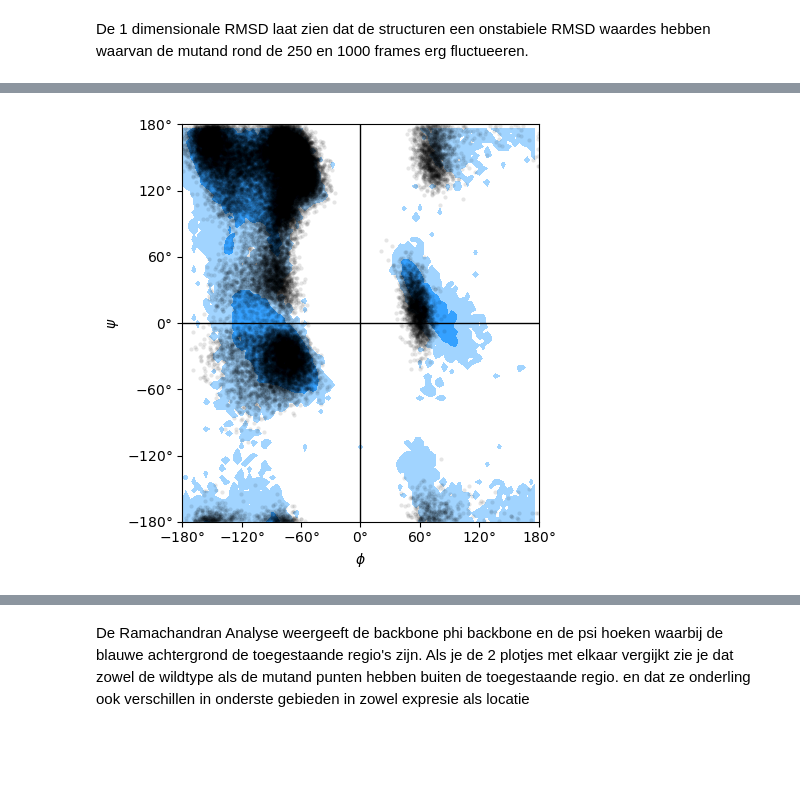
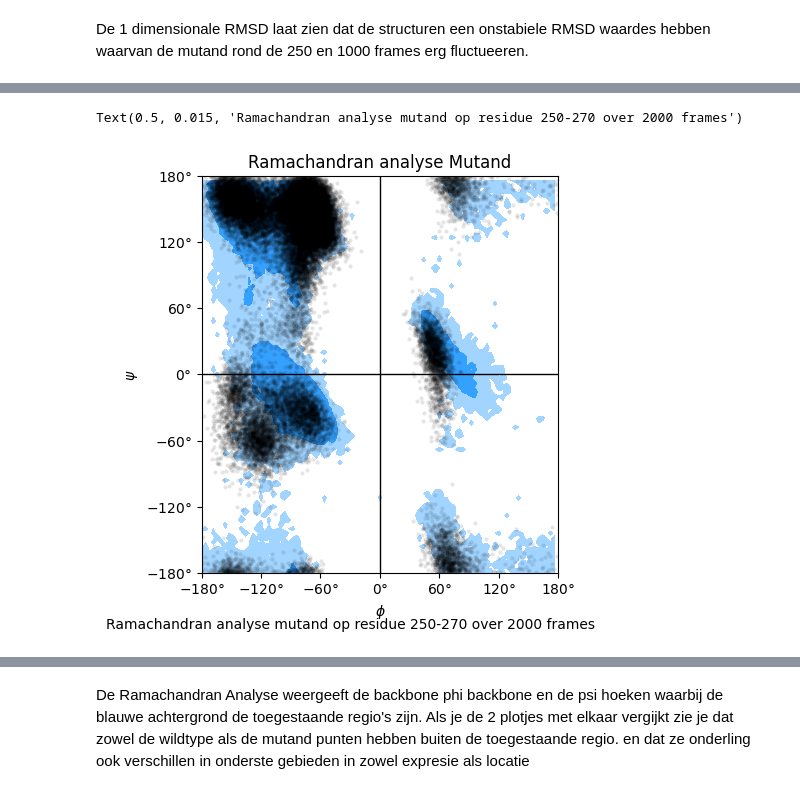
Before and after one commit to YamilaTimmer/molecular-dynamics, a Jupyter notebook: md_logboek_ivar.ipynb, the cells around one changed output, grey strips where cells are left out. Cells and saved outputs as stored; diff of their text form; code cells hidden in the pictures; blank space fills up the shorter version.

Commit message:
update rama plots

```diff
--- a/md_logboek_ivar.ipynb
+++ b/md_logboek_ivar.ipynb
@@ -228,6 +244,10 @@ rama_mutand = Ramachandran(selec_mutant).run()
 # %%
 fig, ax = plt.subplots(figsize=plt.figaspect(1))
-rama_wild.plot(ax=ax, color='k', marker='.', ref=True, alpha=0.1,linewidths=0.01)
+rama_mutand.plot(ax=ax, color='k', marker='.', ref=True, alpha=0.1,linewidths=0.01)
 fig.tight_layout()
+ax.set_title("Ramachandran analyse Mutand")
+fig.text(0.5, 0.015, "Ramachandran analyse mutand op residue 250-270 over 2000 frames",
+         horizontalalignment="center")
 # %% [output]
+Text(0.5, 0.015, 'Ramachandran analyse mutand op residue 250-270 over 2000 frames')
-[figure, old version]
+[figure, new version]
```
Also changed, not shown: parts of 7 cells of this notebook.
